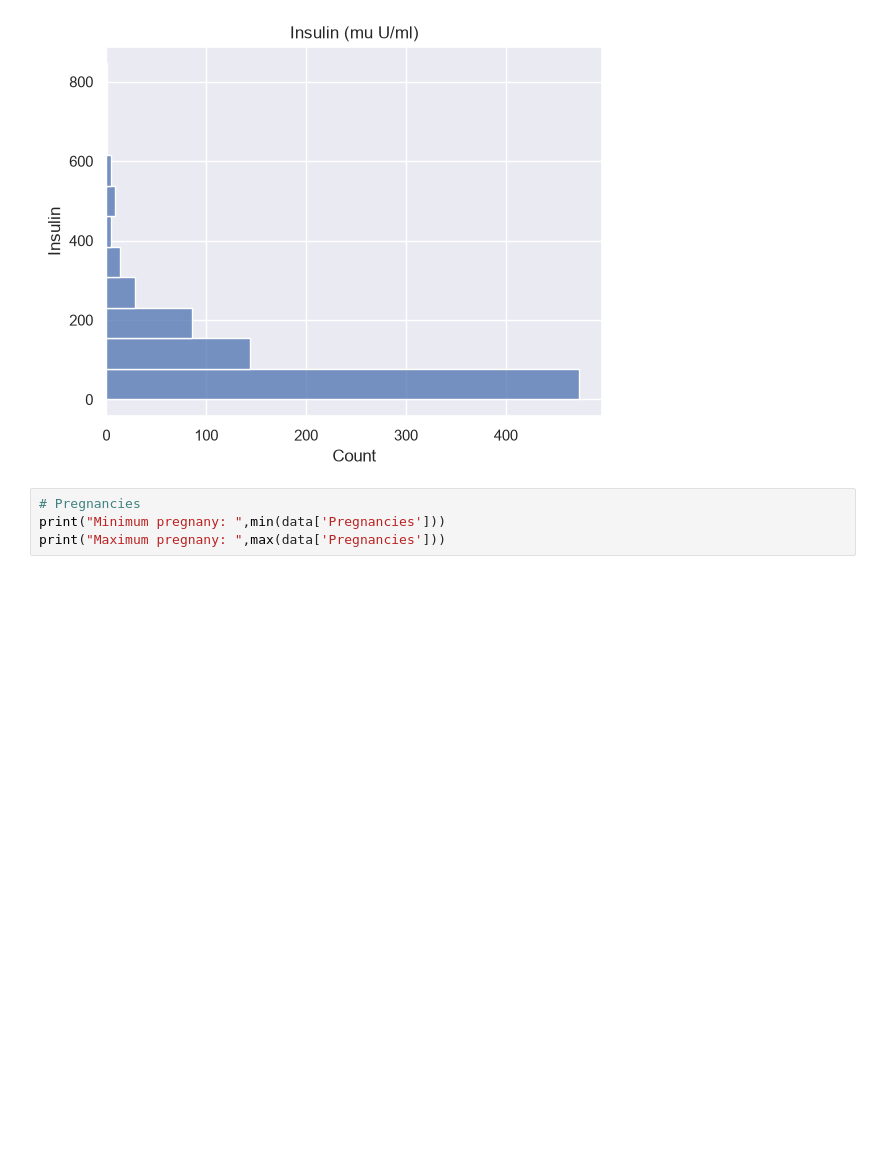
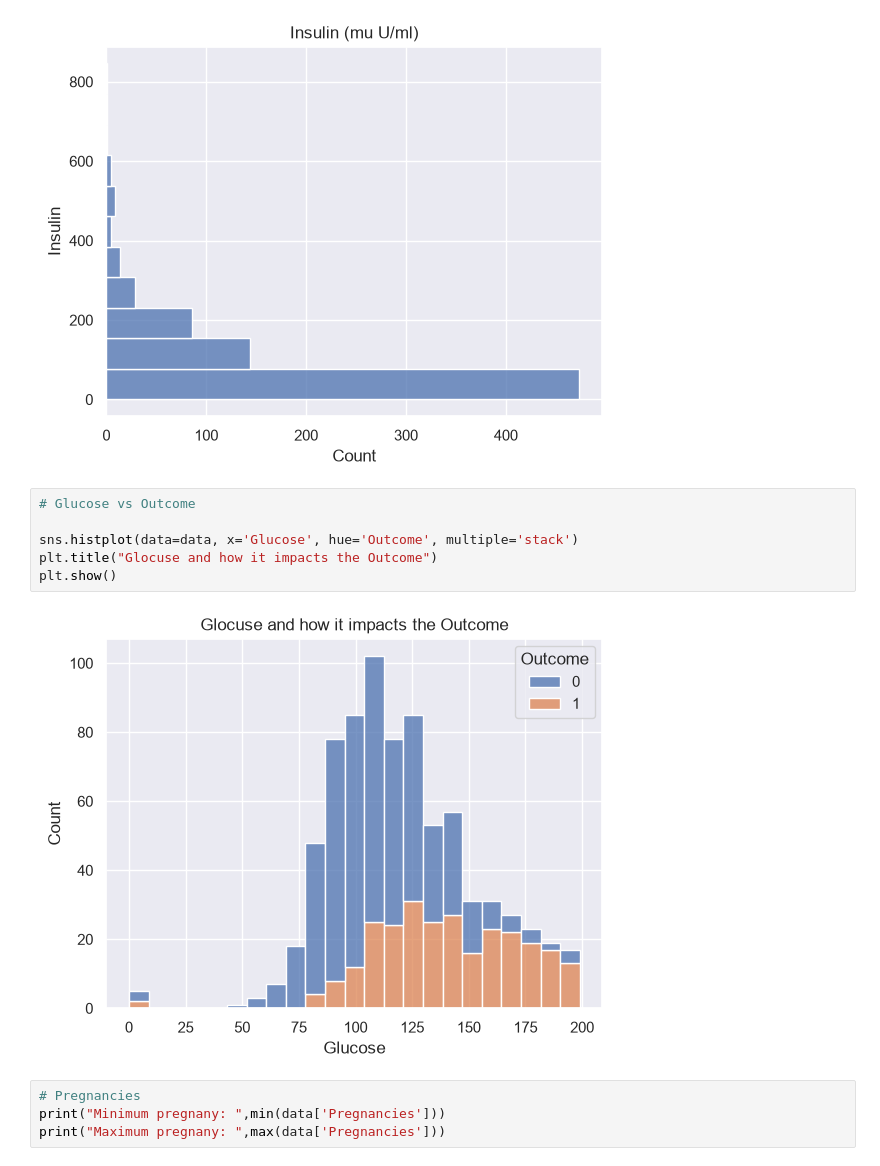
Before and after one commit to J0AVKE/Pregnant-women-diabetes, a Jupyter notebook: notebook/EDA-pregnant-women.ipynb, the cells around one changed output. Cells and saved outputs as stored; diff of their text form; blank space fills up the shorter version.

```diff
--- a/notebook/EDA-pregnant-women.ipynb
+++ b/notebook/EDA-pregnant-women.ipynb
@@ -112,6 +138,14 @@ plt.title("Insulin (mu U/ml)")
 plt.show()
 # %% [output]
 [figure]
+# %%
+# Glucose vs Outcome
+
+sns.histplot(data=data, x='Glucose', hue='Outcome', multiple='stack')
+plt.title("Glocuse and how it impacts the Outcome")
+plt.show()
+# %% [output]
+[figure, added]
 # %%
 # Pregnancies
 print("Minimum pregnany: ",min(data['Pregnancies']))
```
Also changed, not shown: parts of 4 cells of this notebook.
